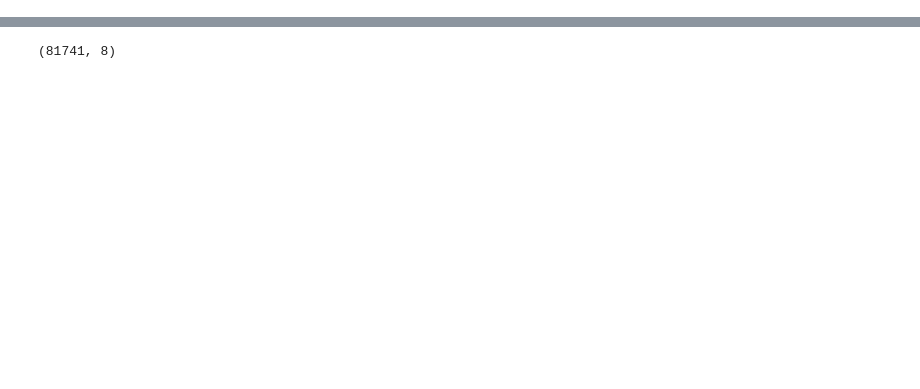
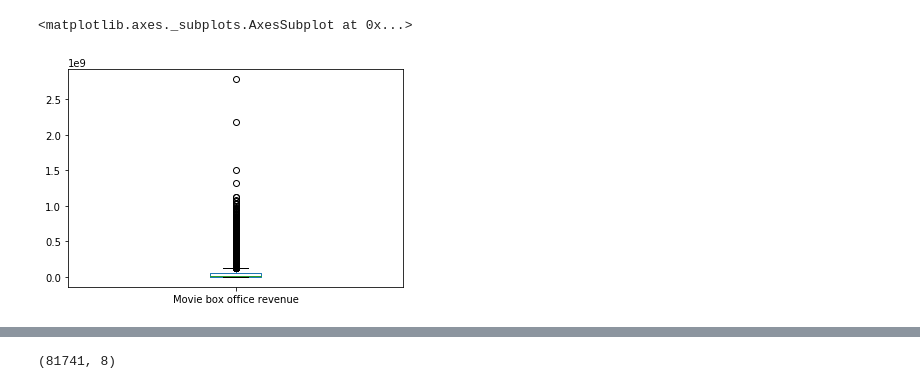
Before and after one commit to nick-merlino/MovieRevenuePrediction, a Jupyter notebook: Notebooks/Plot Summaries.ipynb, the cells around one changed output, grey strips where cells are left out. Cells and saved outputs as stored; diff of their text form; code cells hidden in the pictures; blank space fills up the shorter version.

```diff
--- a/Notebooks/Plot Summaries.ipynb
+++ b/Notebooks/Plot Summaries.ipynb
@@ -11,2 +13,8 @@ import random
 
 %matplotlib inline
+# %%
+cpi = pd.read_csv('../Preprocessing/cpi_data.csv',header=1,names=['Year','CPI'])
+cpi['Year'] = cpi['Year'].apply(lambda x: x.split('-')[0])
+#cpi = cpi.set_index('Year')
+cpi.head()
+avg_cpi = cpi.groupby(['Year']).mean()
@@ -16,0 +75,5 @@ movie_metadata = pd.read_csv('../MovieSummaries/movie.metadata.tsv',sep='\t',hea
+# %%
+movie_metadata['Movie box office revenue'].plot.box()
+# %% [output]
+<matplotlib.axes._subplots.AxesSubplot at 0x...>
+[figure, added]
```
Also changed, not shown: parts of 18 cells of this notebook, 6 other files.
